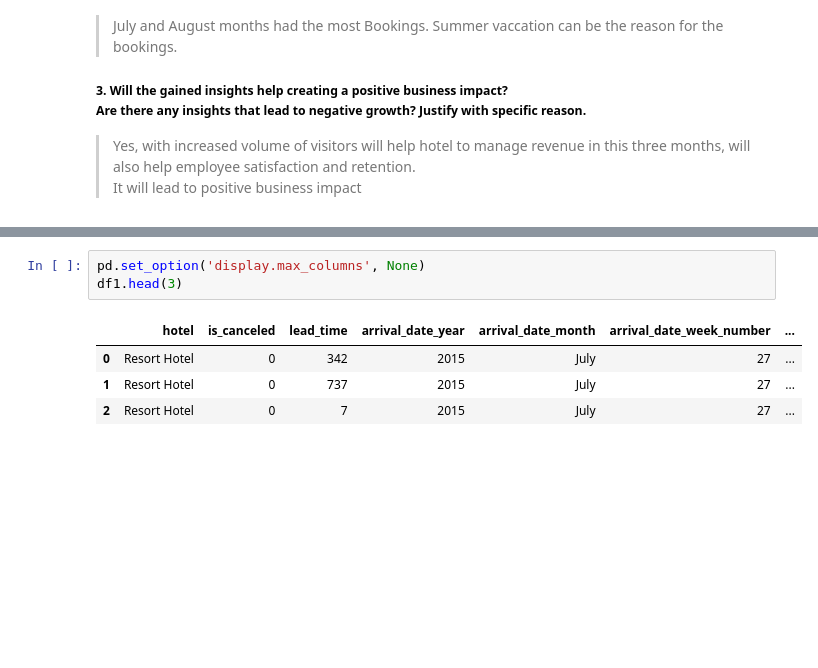
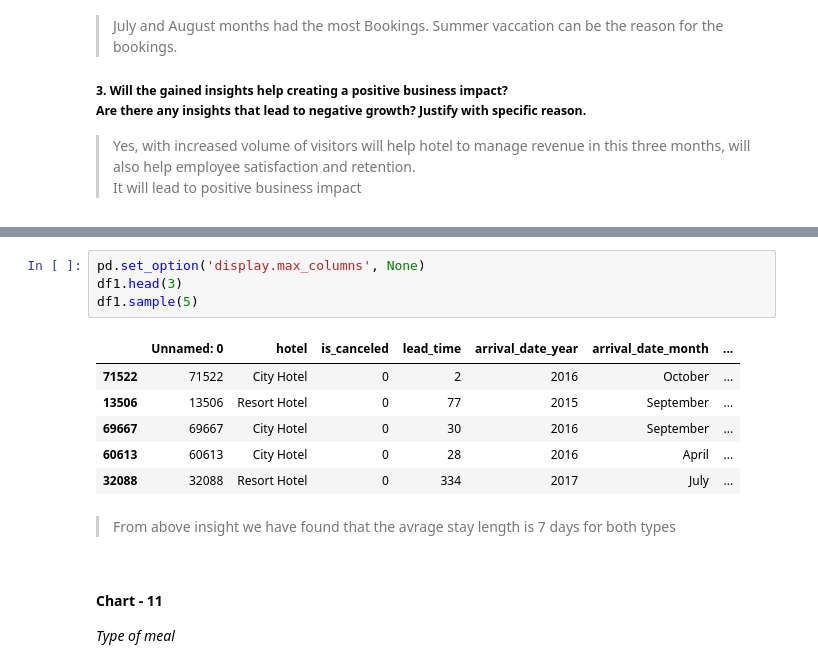
Before and after one commit to Digvijay-0/hotel-analysis, a Jupyter notebook: Hotel_Bookings.ipynb, the cells around one changed output, grey strips where cells are left out. Cells and saved outputs as stored; diff of their text form; blank space fills up the shorter version.

```diff
--- a/Hotel_Bookings.ipynb
+++ b/Hotel_Bookings.ipynb
@@ -533,8 +676,16 @@ plt.show()
 # %%
 pd.set_option('display.max_columns', None)
 df1.head(3)
+df1.sample(5)
 # %% [output]
-|  | hotel | is_canceled | lead_time | arrival_date_year | arrival_date_month | arrival_date_week_number | ... |
-| 0 | Resort Hotel | 0 | 342 | 2015 | July | 27 | ... |
-| 1 | Resort Hotel | 0 | 737 | 2015 | July | 27 | ... |
-| 2 | Resort Hotel | 0 | 7 | 2015 | July | 27 | ... |
+|  | Unnamed: 0 | hotel | is_canceled | lead_time | arrival_date_year | arrival_date_month | ... |
+| 71522 | 71522 | City Hotel | 0 | 2 | 2016 | October | ... |
+| 13506 | 13506 | Resort Hotel | 0 | 77 | 2015 | September | ... |
+| 69667 | 69667 | City Hotel | 0 | 30 | 2016 | September | ... |
+| 60613 | 60613 | City Hotel | 0 | 28 | 2016 | April | ... |
+| 32088 | 32088 | Resort Hotel | 0 | 334 | 2017 | July | ... |
+# %% [markdown]
+>From above insight we have found that the avrage stay length is 7 days for both types
+# %% [markdown]
+#### Chart - 11
+*Type of meal*
```
Also changed, not shown: parts of 35 cells of this notebook.
